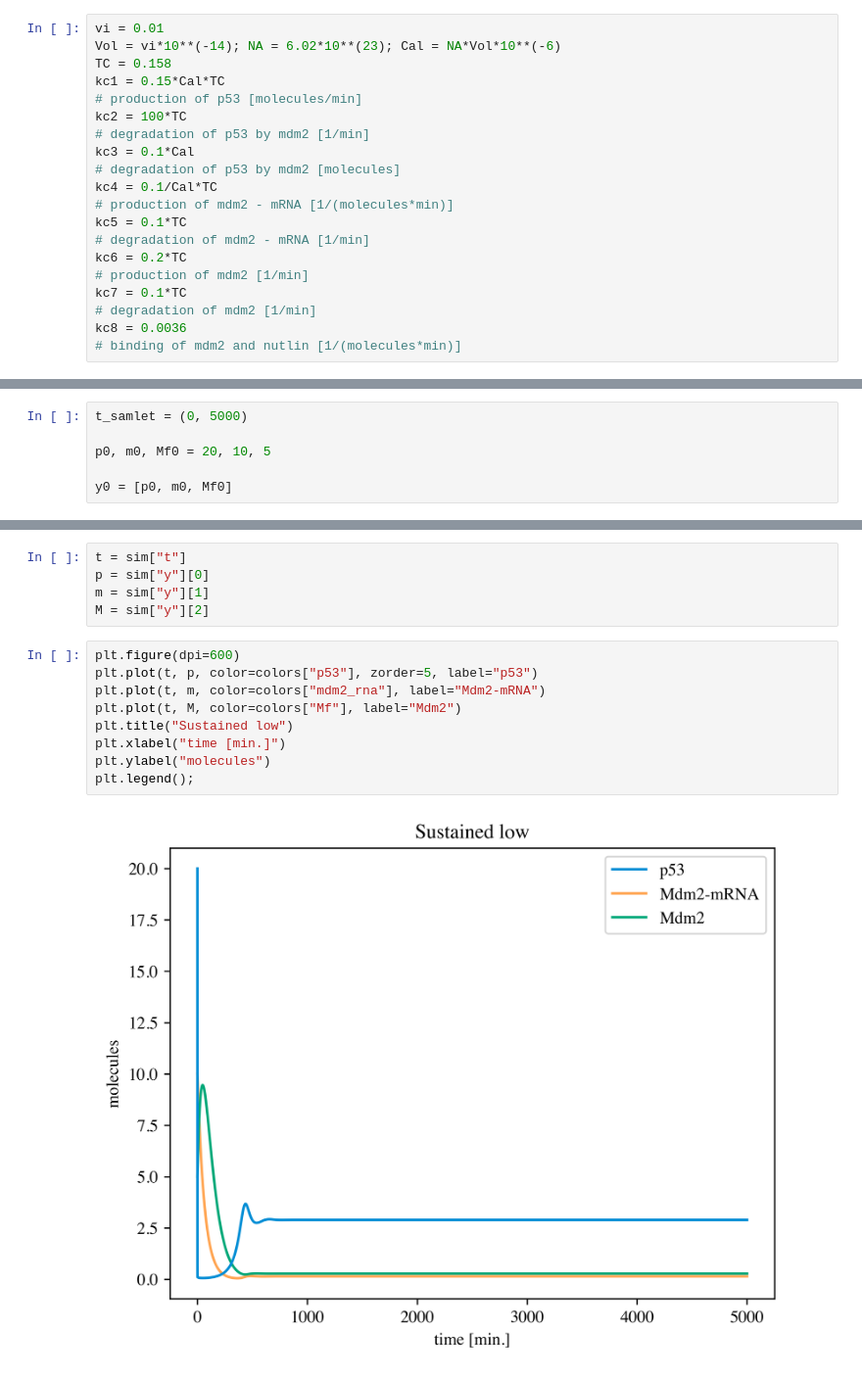
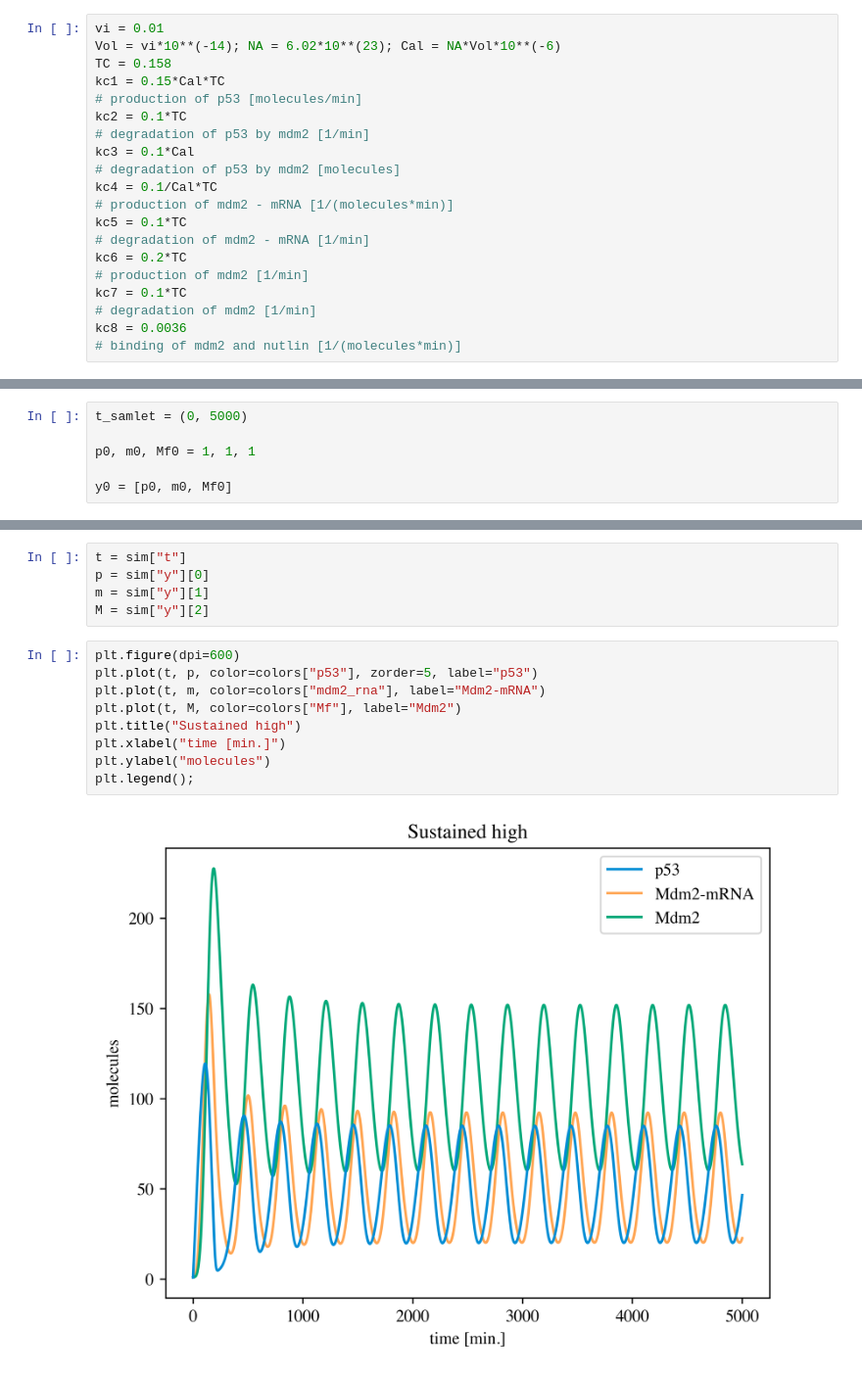
Before and after one commit to ErikBachRyhl/p53, a Jupyter notebook: Final plots/sustained low p53(not found).ipynb, the cells around one changed output, grey strips where cells are left out. Shown: that part at 98% size. Cells and saved outputs as stored; diff of their text form.

Commit message:
Færdiggjorte unpertubed plots

```diff
--- a/Final plots/sustained low p53(not found).ipynb
+++ b/Final plots/sustained low p53(not found).ipynb
@@ -22,7 +22,7 @@ Vol = vi*10**(-14); NA = 6.02*10**(23); Cal = NA*Vol*10**(-6)
 TC = 0.158
 kc1 = 0.15*Cal*TC
 # production of p53 [molecules/min]
-kc2 = 100*TC
+kc2 = 0.1*TC
 # degradation of p53 by mdm2 [1/min]
 kc3 = 0.1*Cal
 # degradation of p53 by mdm2 [molecules]
@@ -58,7 +58,7 @@ def samlet_system(t, y):
 # %%
 t_samlet = (0, 5000)
 
-p0, m0, Mf0 = 20, 10, 5
+p0, m0, Mf0 = 1, 1, 1
 
 y0 = [p0, m0, Mf0]
 # %%
@@ -71,11 +71,11 @@ M = sim["y"][2]
 # %%
 plt.figure(dpi=600)
 plt.plot(t, p, color=colors["p53"], zorder=5, label="p53")
 plt.plot(t, m, color=colors["mdm2_rna"], label="Mdm2-mRNA")
 plt.plot(t, M, color=colors["Mf"], label="Mdm2")
-plt.title("Sustained low")
+plt.title("Sustained high")
 plt.xlabel("time [min.]")
 plt.ylabel("molecules")
 plt.legend();
 # %% [output]
-[figure, old version]
+[figure, new version]
```
Also changed, not shown: 2 other files.
